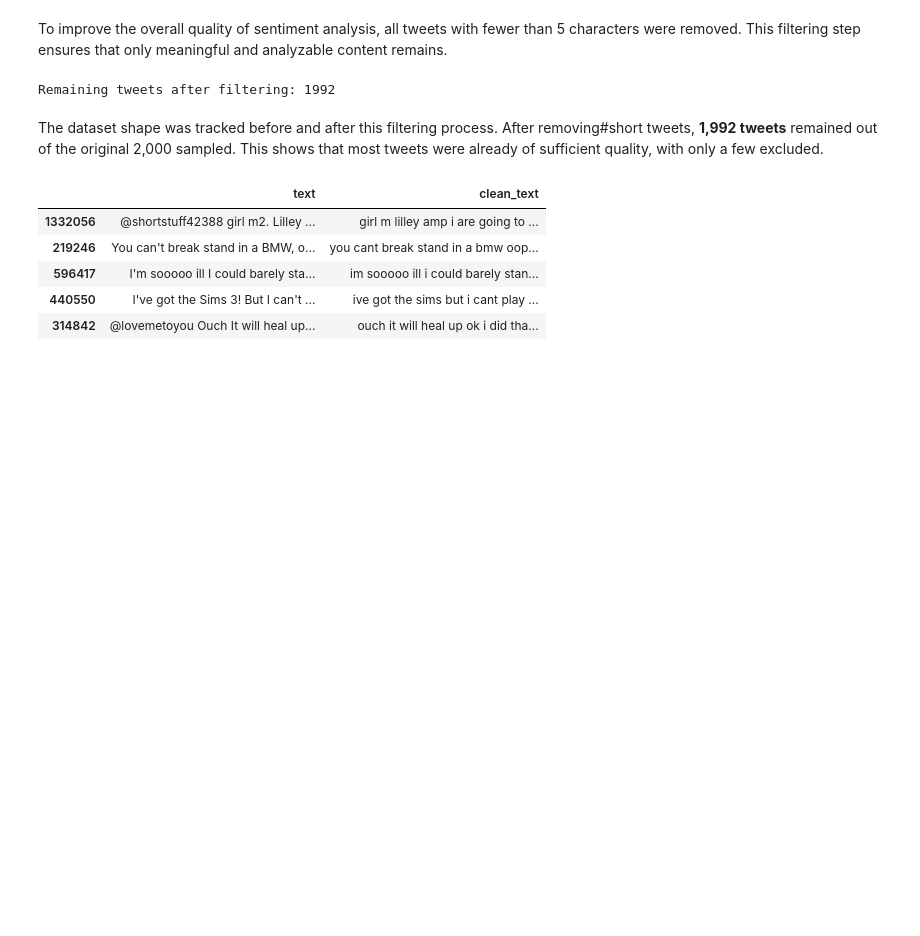
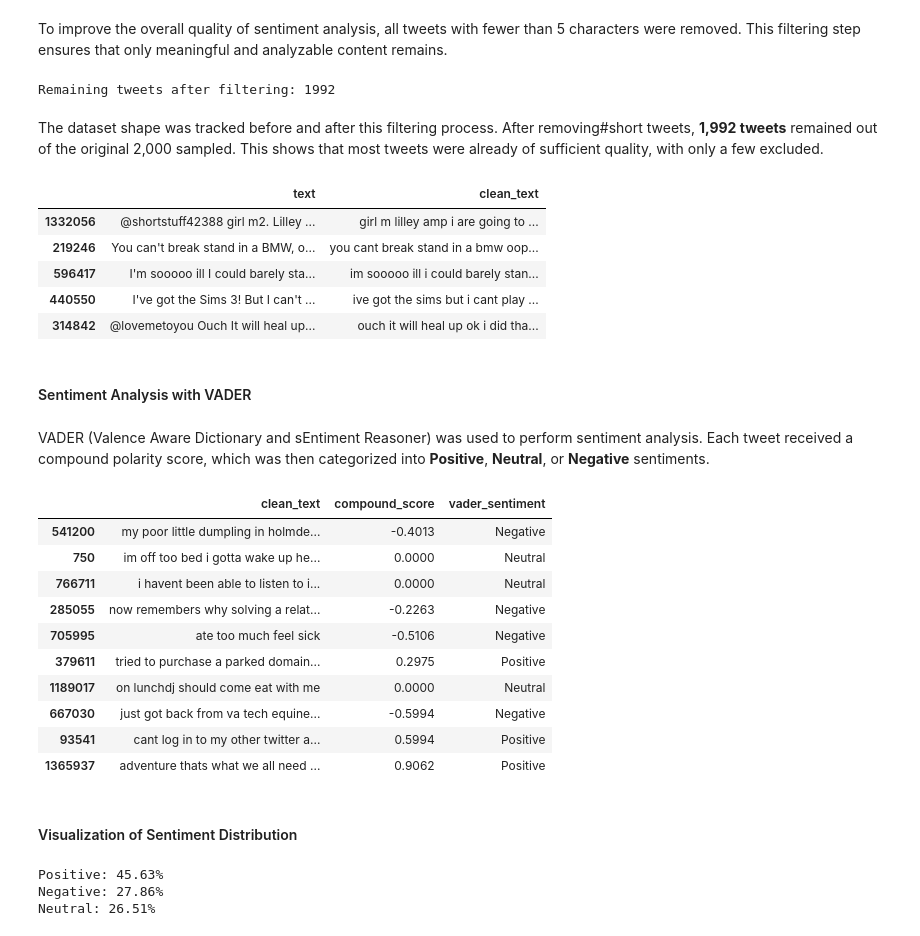
Before and after one commit to Ahmad-385/Income-prediction-Sentiment-analysis, a Jupyter notebook: ML-CA2.ipynb, the cells around one changed output. Drawn from its saved outputs; the diff is of its cells as text; code cells hidden in the pictures; blank space fills up the shorter version.

```diff
--- a/ML-CA2.ipynb
+++ b/ML-CA2.ipynb
@@ -968,3 +968,5 @@ df_sample[['text', 'clean_text']].sample(5, random_state=10)
 | 596417 | I'm sooooo ill I could barely sta... | im sooooo ill i could barely stan... |
 | 440550 | I've got the Sims 3! But I can't ... | ive got the sims but i cant play ... |
 | 314842 | @lovemetoyou Ouch It will heal up... | ouch it will heal up ok i did tha... |
+# %% [markdown]
+#### Sentiment Analysis with VADER
@@ -970,0 +990,33 @@ df_sample[['text', 'clean_text']].sample(5, random_state=10)
+# %% [markdown]
+VADER (Valence Aware Dictionary and sEntiment Reasoner) was used to perform sentiment analysis. Each tweet received a compound polarity score, which was then categorized into **Positive**, **Neutral**, or **Negative** sentiments.
+# %%
+# Display sample results
+df_sample[['clean_text', 'compound_score', 'vader_sentiment']].head(10)
+# %% [output]
+|  | clean_text | compound_score | vader_sentiment |
+| 541200 | my poor little dumpling in holmde... | -0.4013 | Negative |
+| 750 | im off too bed i gotta wake up he... | 0.0000 | Neutral |
+| 766711 | i havent been able to listen to i... | 0.0000 | Neutral |
+| 285055 | now remembers why solving a relat... | -0.2263 | Negative |
+| 705995 | ate too much feel sick | -0.5106 | Negative |
+| 379611 | tried to purchase a parked domain... | 0.2975 | Positive |
+| 1189017 | on lunchdj should come eat with me | 0.0000 | Neutral |
+| 667030 | just got back from va tech equine... | -0.5994 | Negative |
+| 93541 | cant log in to my other twitter a... | 0.5994 | Positive |
+| 1365937 | adventure thats what we all need ... | 0.9062 | Positive |
+# %% [markdown]
+#### Visualization of Sentiment Distribution
+# %%
+# Count the number of tweets per sentiment
+sentiment_counts = df_sample['vader_sentiment'].value_counts()
+
+# Calculate percentage
+sentiment_percent = (sentiment_counts / df_sample.shape[0]) * 100
+
+# Display percentages rounded to 2 decimals
+for sentiment, percent in sentiment_percent.items():
+    print(f"{sentiment}: {percent:.2f}%")
+# %% [output]
+Positive: 45.63%
+Negative: 27.86%
+Neutral: 26.51%
```
Also changed, not shown: parts of 5 cells of this notebook.
